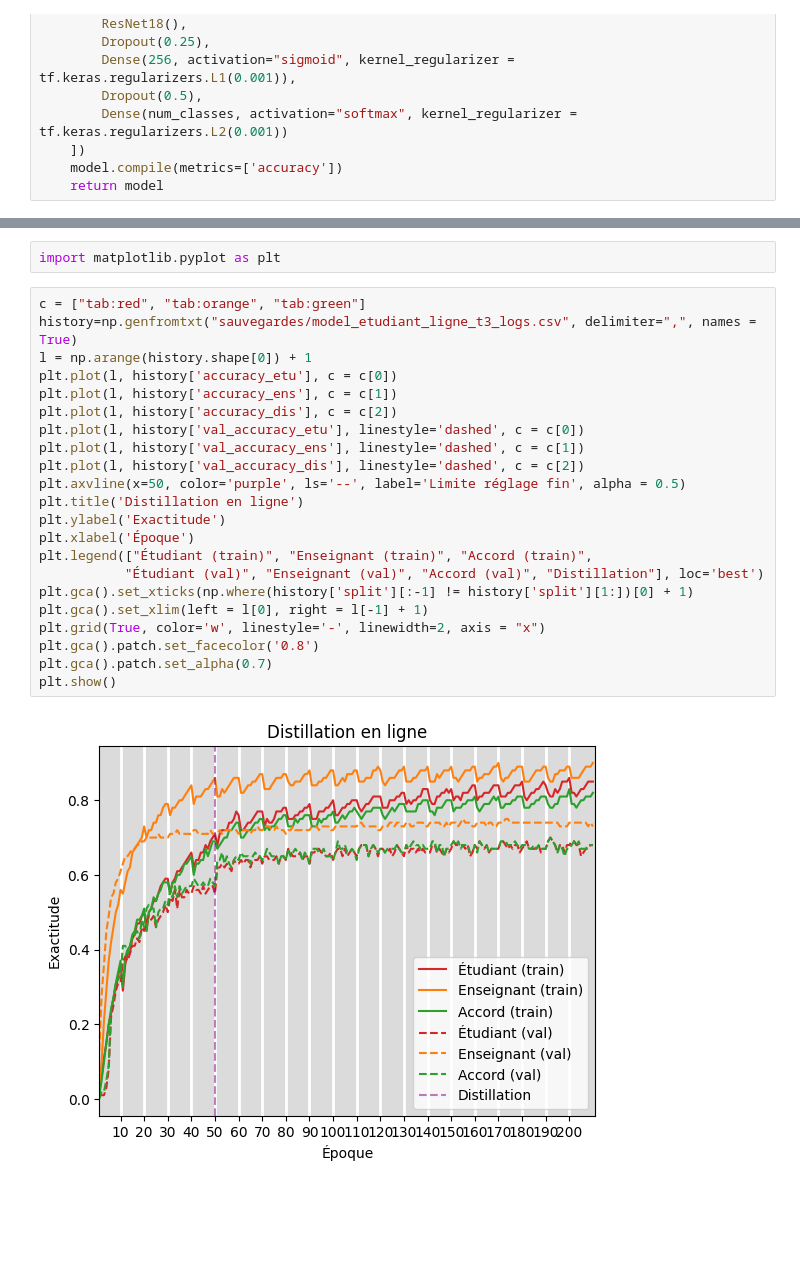
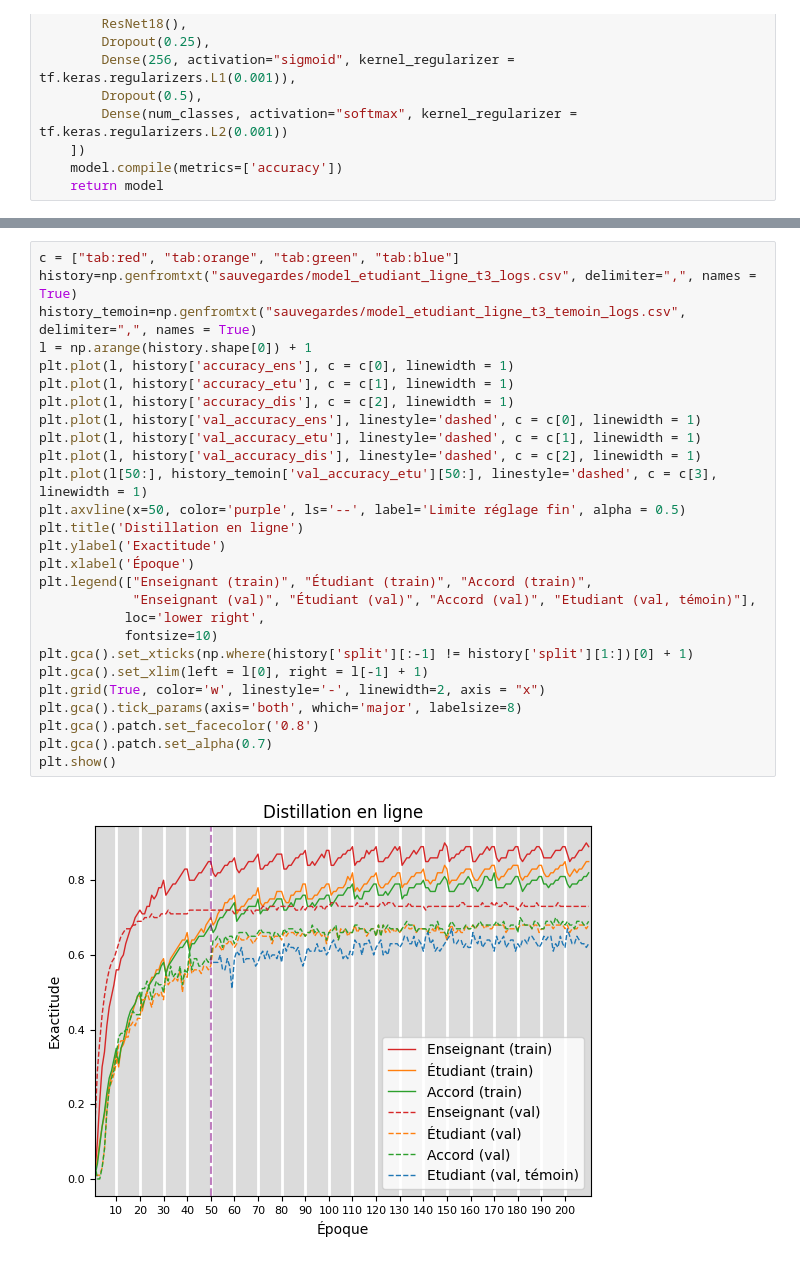
Before and after one commit to arnaud-feldmann/projet_distillation_cnam, a Jupyter notebook: 6-distillation_en_ligne.ipynb, the cells around one changed output, grey strips where cells are left out. Cells and saved outputs as stored; diff of their text form; blank space fills up the shorter version.

Commit message:
distillation en ligne avec témoin

```diff
--- a/6-distillation_en_ligne.ipynb
+++ b/6-distillation_en_ligne.ipynb
@@ -297,26 +281,29 @@ Successfully installed contourpy-1.2.1 cycler-0.12.1 fonttools-4.51.0 kiwisolver
-# %%
-import matplotlib.pyplot as plt
 # %%
-c = ["tab:red", "tab:orange", "tab:green"]
+c = ["tab:red", "tab:orange", "tab:green", "tab:blue"]
 history=np.genfromtxt("sauvegardes/model_etudiant_ligne_t3_logs.csv", delimiter=",", names = True)
+history_temoin=np.genfromtxt("sauvegardes/model_etudiant_ligne_t3_temoin_logs.csv", delimiter=",", names = True)
 l = np.arange(history.shape[0]) + 1
-plt.plot(l, history['accuracy_etu'], c = c[0])
-plt.plot(l, history['accuracy_ens'], c = c[1])
-plt.plot(l, history['accuracy_dis'], c = c[2])
-plt.plot(l, history['val_accuracy_etu'], linestyle='dashed', c = c[0])
-plt.plot(l, history['val_accuracy_ens'], linestyle='dashed', c = c[1])
-plt.plot(l, history['val_accuracy_dis'], linestyle='dashed', c = c[2])
+plt.plot(l, history['accuracy_ens'], c = c[0], linewidth = 1)
+plt.plot(l, history['accuracy_etu'], c = c[1], linewidth = 1)
+plt.plot(l, history['accuracy_dis'], c = c[2], linewidth = 1)
+plt.plot(l, history['val_accuracy_ens'], linestyle='dashed', c = c[0], linewidth = 1)
+plt.plot(l, history['val_accuracy_etu'], linestyle='dashed', c = c[1], linewidth = 1)
+plt.plot(l, history['val_accuracy_dis'], linestyle='dashed', c = c[2], linewidth = 1)
+plt.plot(l[50:], history_temoin['val_accuracy_etu'][50:], linestyle='dashed', c = c[3], linewidth = 1)
 plt.axvline(x=50, color='purple', ls='--', label='Limite réglage fin', alpha = 0.5)
 plt.title('Distillation en ligne')
 plt.ylabel('Exactitude')
 plt.xlabel('Époque')
-plt.legend(["Étudiant (train)", "Enseignant (train)", "Accord (train)",
-           "Étudiant (val)", "Enseignant (val)", "Accord (val)", "Distillation"], loc='best')
+plt.legend(["Enseignant (train)", "Étudiant (train)", "Accord (train)",
+            "Enseignant (val)", "Étudiant (val)", "Accord (val)", "Etudiant (val, témoin)"],
+           loc='lower right',
+           fontsize=10)
 plt.gca().set_xticks(np.where(history['split'][:-1] != history['split'][1:])[0] + 1)
 plt.gca().set_xlim(left = l[0], right = l[-1] + 1)
 plt.grid(True, color='w', linestyle='-', linewidth=2, axis = "x")
+plt.gca().tick_params(axis='both', which='major', labelsize=8)
 plt.gca().patch.set_facecolor('0.8')
 plt.gca().patch.set_alpha(0.7)
 plt.show()
 # %% [output]
-[figure, old version]
+[figure, new version]
```
Also changed, not shown: parts of 6 cells of this notebook.
